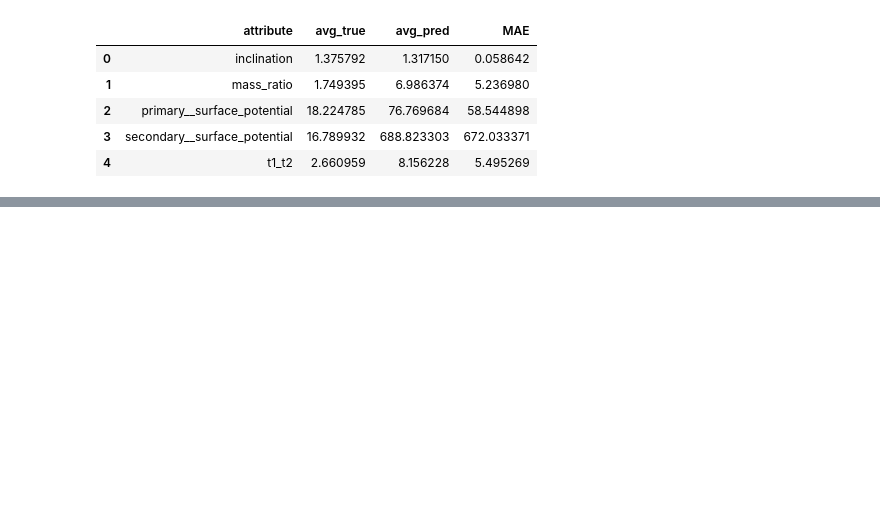
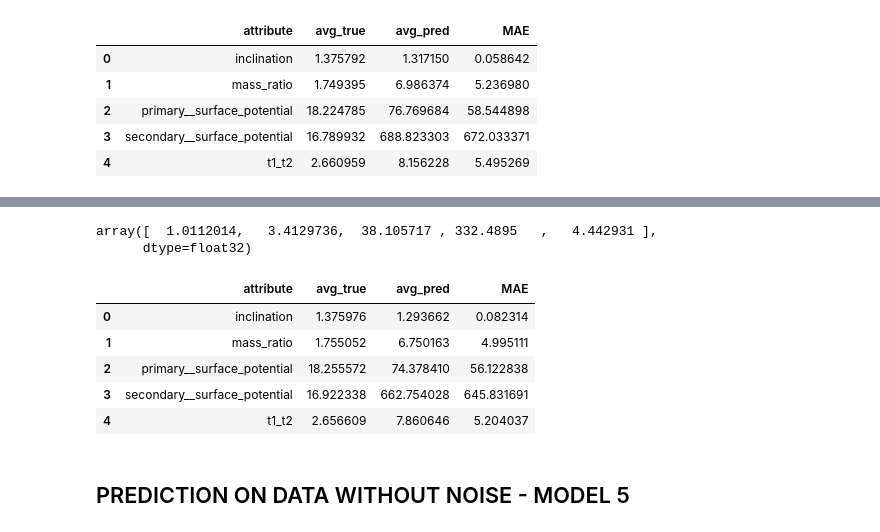
Before and after one commit to AdriNemcikova/DP, a Jupyter notebook: NORM_det_sel_concat.ipynb, the cells around one changed output, grey strips where cells are left out. Drawn from its saved outputs; the diff is of its cells as text; code cells hidden in the pictures; blank space fills up the shorter version.

```diff
--- a/NORM_det_sel_concat.ipynb
+++ b/NORM_det_sel_concat.ipynb
@@ -463 +710,6 @@ training_loss(history_multi_v3)
+# %%
+# model_concat = load_model("models/norm_det_multi_v1.hdf5")
+# model_concat_v2 = load_model("models/norm_det_multi_v2.hdf5")
+model_concat_v3 = load_model("models/norm_det_multiNN_v3.hdf5")
+model_concat_v4 = load_model("models/norm_det_multiNN_v4.hdf5")
 # %%
@@ -532,0 +874,3 @@ eval_pred
+# %%
+y_pred_norm_v4 = model_concat_v4.predict(X_test)
+y_pred_norm_v4[0]
@@ -532,0 +881,41 @@ eval_pred
+# %%
+denorm_v4 = scaler.inverse_transform(y_pred_norm_v4)
+denorm_v4[0]
+# %% [output]
+array([  1.0112014,   3.4129736,  38.105717 , 332.4895   ,   4.442931 ],
+      dtype=float32)
+# %%
+denorm_pred_df_v4 = pd.DataFrame(denorm_v4,
+                           columns = [
+                                "inclination",
+                                "mass_ratio",
+                                "primary__surface_potential",
+                                "secondary__surface_potential",
+                                "t1_t2"
+                            ])
+pred_mean_v4 = denorm_pred_df_v4.mean(axis=0)
+# %%
+y_test_df_v4 = pd.DataFrame(y_test,
+                        columns = [
+                            "inclination",
+                            "mass_ratio",
+                            "primary__surface_potential",
+                            "secondary__surface_potential",
+                            "t1_t2"
+                            ])
+test_mean_v4 = y_test_df_v4.mean(axis=0)
+
+eval_pred_v4 = pd.DataFrame({'attribute': test_mean_v4.index,
+            'avg_true': test_mean_v4.values,
+            'avg_pred': pred_mean_v4.values,
+            'MAE': abs(test_mean_v4.values - pred_mean_v4.values)})
+eval_pred_v4
+# %% [output]
+|  | attribute | avg_true | avg_pred | MAE |
+| 0 | inclination | 1.375976 | 1.293662 | 0.082314 |
+| 1 | mass_ratio | 1.755052 | 6.750163 | 4.995111 |
+| 2 | primary__surface_potential | 18.255572 | 74.378410 | 56.122838 |
+| 3 | secondary__surface_potential | 16.922338 | 662.754028 | 645.831691 |
+| 4 | t1_t2 | 2.656609 | 7.860646 | 5.204037 |
+# %% [markdown]
+## PREDICTION ON DATA WITHOUT NOISE - MODEL 5
```
Also changed, not shown: parts of 59 cells of this notebook, 2 other files.
